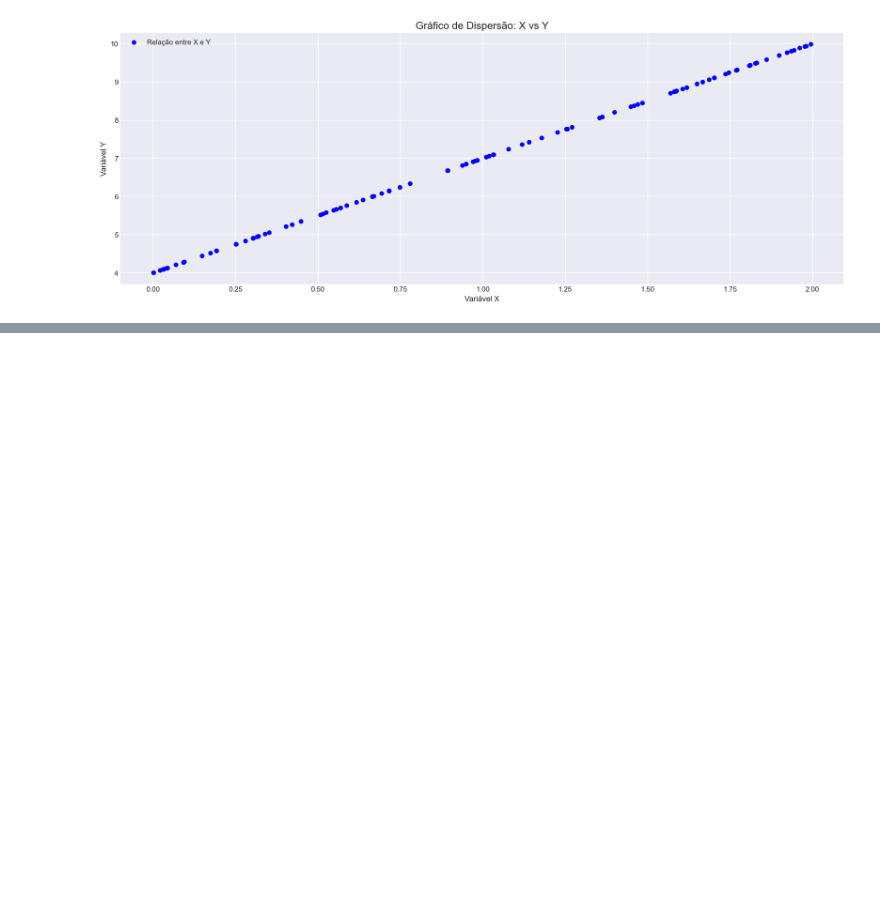
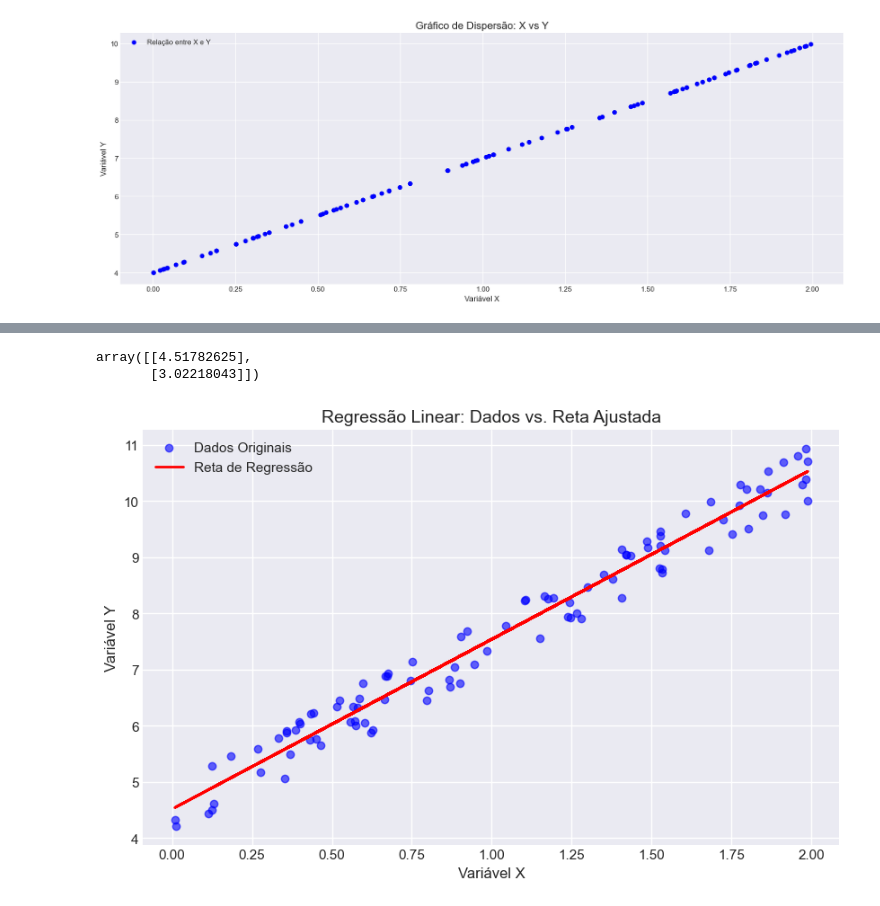
Before and after one commit to ludiemert/Classification_Regression_Models, a Jupyter notebook: 7_Classification_Regression_Models/Linear_Regression_1.ipynb, the cells around one changed output, grey strips where cells are left out. Drawn from its saved outputs; the diff is of its cells as text; code cells hidden in the pictures; blank space fills up the shorter version.

Commit message:
add codig Regressão Linear: Dados vs. Reta Ajustada

```diff
--- a/7_Classification_Regression_Models/Linear_Regression_1.ipynb
+++ b/7_Classification_Regression_Models/Linear_Regression_1.ipynb
@@ -54,0 +80,3 @@ plt.show()
+# %%
+# criar outro vetor x_b ja usando a variavel x
+x_b = np.c_[np.ones((100, 1)), x]
@@ -54,0 +103,37 @@ plt.show()
+# %%
+# fórmula da Regressão Linear via Álgebra Linear (também chamada de Equação Normal)
+theta = np.linalg.inv(x_b.T.dot(x_b)).dot(x_b.T).dot(y)
+# %%
+theta
+
+# a equação da reta ajustada é algo como:
+# 𝑦 ^ = 4 + 3 𝑥 y ^
+# =4+xx
+# (que sao os valores originais 4 e 3 usados para gerar os dados).
+# %% [output]
+array([[4.51782625],
+       [3.02218043]])
+# %%
+# valores
+y_hat = theta[0] + x * theta[1]
+# %%
+# plotar os dados com curva
+
+# criar gráfico
+fig, ax = plt.subplots(figsize=(10, 6))
+
+# plotar os pontos de dados originais
+ax.scatter(x, y, color='blue', alpha=0.6, label='Dados Originais')
+
+# plotar a reta ajustada
+ax.plot(x, y_hat, color='red', linewidth=2, label='Reta de Regressão')
+
+# adicionar título, eixos e legenda
+ax.set_title('Regressão Linear: Dados vs. Reta Ajustada', fontsize=14)
+ax.set_xlabel('Variável X')
+ax.set_ylabel('Variável Y')
+ax.legend(loc='upper left')
+
+plt.show()
+# %% [output]
+[figure, added]
```
Also changed, not shown: parts of 4 cells of this notebook.
